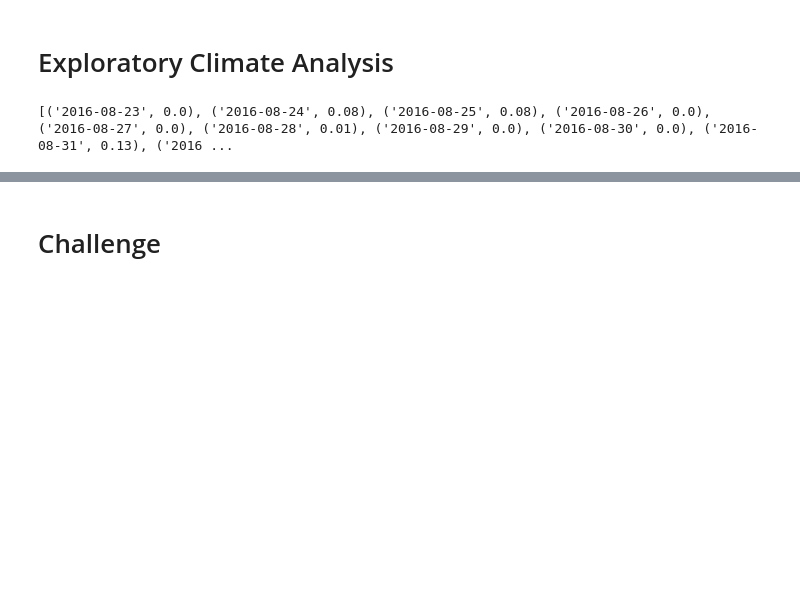
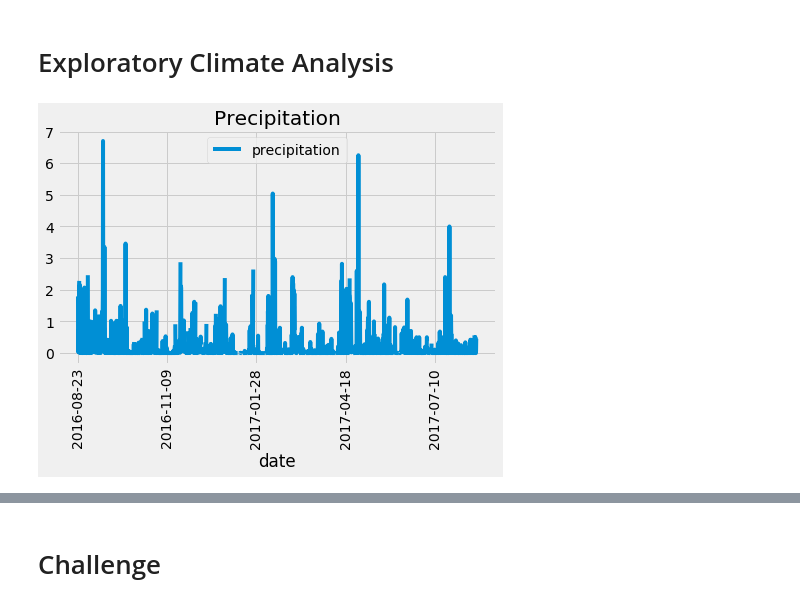
Before and after one commit to KateBeliankova/surfs_up., a Jupyter notebook: climate_analysis.ipynb, the cells around one changed output, grey strips where cells are left out. Cells and saved outputs as stored; diff of their text form; code cells hidden in the pictures; blank space fills up the shorter version.

```diff
--- a/climate_analysis.ipynb
+++ b/climate_analysis.ipynb
@@ -41,19 +41,25 @@ session = Session(engine)
 # %%
 # Design a query to retrieve the last 12 months of precipitation data and plot the results.
 #Starting from the last data point in the database.
 prev_year = dt.date(2017, 8, 23)
 # Calculate the date one year from the last date in data set.
 prev_year = dt.date(2017, 8, 23) - dt.timedelta(days=365)
 # Perform a query to retrieve the data and precipitation scores
 results = []
 results = session.query(Measurement.date, Measurement.prcp).filter(Measurement.date >= prev_year).all()
-print(results)
 # Save the query results as a Pandas DataFrame and set the index to the date column
-
+df = pd.DataFrame(results, columns=['date','precipitation'])
+df.set_index(df['date'], inplace=True)
 # Sort the dataframe by date
-
+df = df.sort_index()
 # Use Pandas Plotting with Matplotlib to plot the data
+plt.style.use('fivethirtyeight')
+df.plot(figsize=(7,4))
+plt.title("Precipitation")
+plt.xlabel("date")
+plt.xticks(rotation=90)
+plt.show()
 # %% [output]
-[('2016-08-23', 0.0), ('2016-08-24', 0.08), ('2016-08-25', 0.08), ('2016-08-26', 0.0), ('2016-08-27', 0.0), ('2016-08-28', 0.01), ('2016-08-29', 0.0), ('2016-08-30', 0.0), ('2016-08-31', 0.13), ('2016 ...
+[figure, added]
 # %%
 # Use Pandas to calcualte the summary statistics for the precipitation data
```
Also changed, not shown: parts of 5 cells of this notebook.
